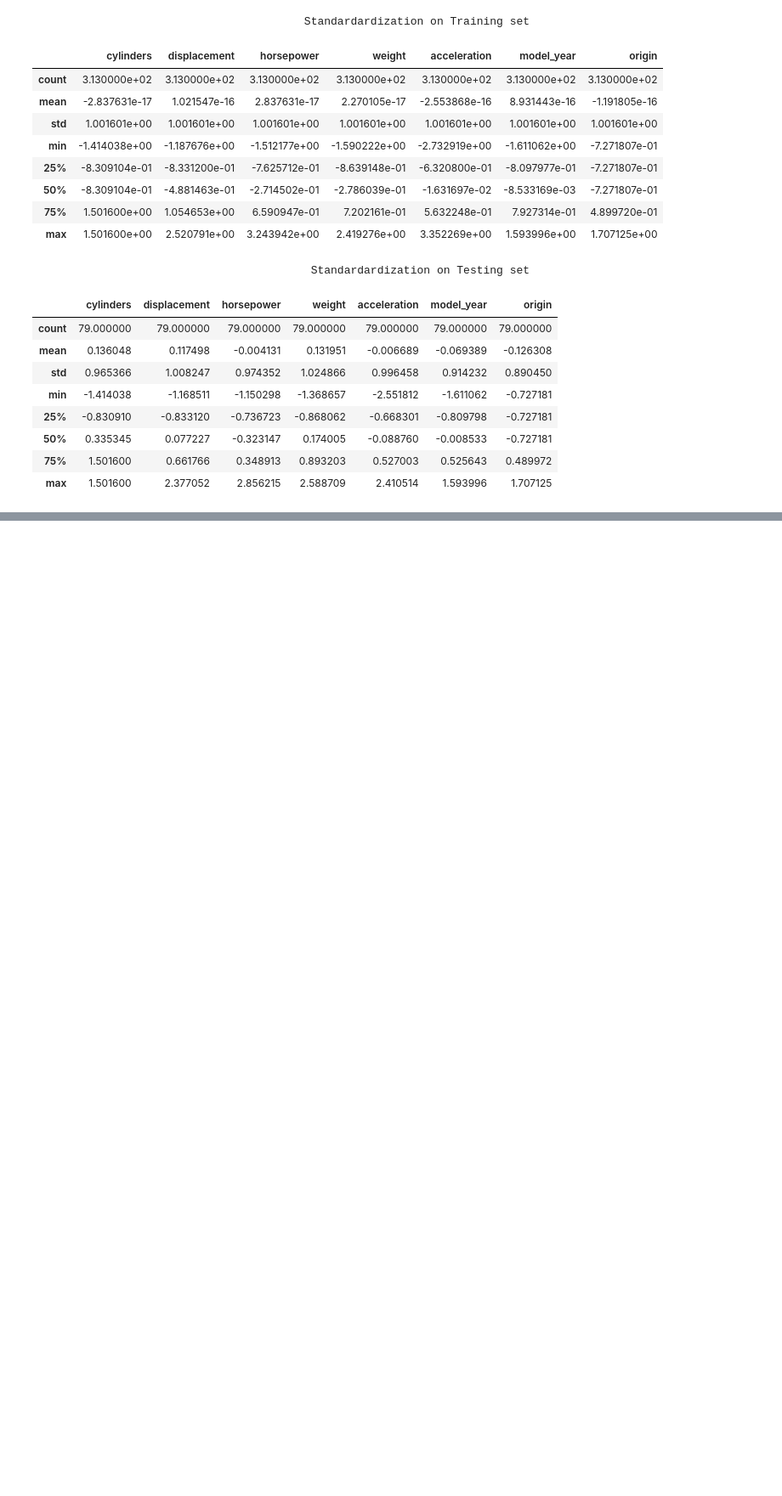
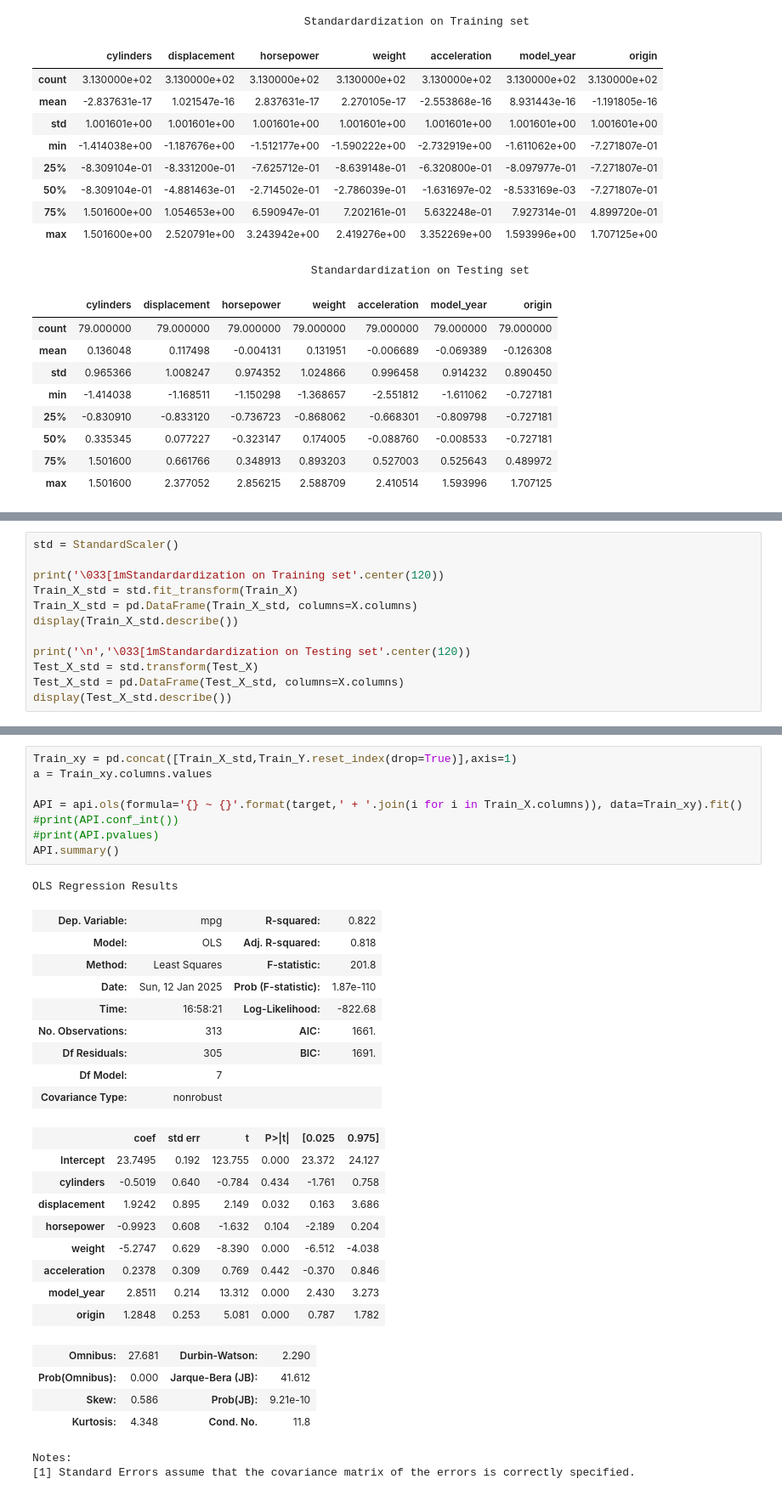
Before and after one commit to aseelhatem2/Data-Analyze-GSG, a Jupyter notebook: Auto_MPG_Prediction_(Comparing_Top_ML_Algorithms).ipynb, the cells around one changed output, grey strips where cells are left out. Shown at 85% size. Cells and saved outputs as stored; diff of their text form; blank space fills up the shorter version.

```diff
--- a/Auto_MPG_Prediction_(Comparing_Top_ML_Algorithms).ipynb
+++ b/Auto_MPG_Prediction_(Comparing_Top_ML_Algorithms).ipynb
@@ -287,0 +304,12 @@ display(Test_X_std.describe())
+# %%
+std = StandardScaler()
+
+print('\033[1mStandardardization on Training set'.center(120))
+Train_X_std = std.fit_transform(Train_X)
+Train_X_std = pd.DataFrame(Train_X_std, columns=X.columns)
+display(Train_X_std.describe())
+
+print('\n','\033[1mStandardardization on Testing set'.center(120))
+Test_X_std = std.transform(Test_X)
+Test_X_std = pd.DataFrame(Test_X_std, columns=X.columns)
+display(Test_X_std.describe())
@@ -287,0 +345,34 @@ display(Test_X_std.describe())
+# %%
+Train_xy = pd.concat([Train_X_std,Train_Y.reset_index(drop=True)],axis=1)
+a = Train_xy.columns.values
+
+API = api.ols(formula='{} ~ {}'.format(target,' + '.join(i for i in Train_X.columns)), data=Train_xy).fit()
+#print(API.conf_int())
+#print(API.pvalues)
+API.summary()
+# %% [output]
+OLS Regression Results
+| Dep. Variable: | mpg | R-squared: | 0.822 |
+| Model: | OLS | Adj. R-squared: | 0.818 |
+| Method: | Least Squares | F-statistic: | 201.8 |
+| Date: | Sun, 12 Jan 2025 | Prob (F-statistic): | 1.87e-110 |
+| Time: | 16:58:21 | Log-Likelihood: | -822.68 |
+| No. Observations: | 313 | AIC: | 1661. |
+| Df Residuals: | 305 | BIC: | 1691. |
+| Df Model: | 7 |  |  |
+| Covariance Type: | nonrobust |  |  |
+|  | coef | std err | t | P>|t| | [0.025 | 0.975] |
+| Intercept | 23.7495 | 0.192 | 123.755 | 0.000 | 23.372 | 24.127 |
+| cylinders | -0.5019 | 0.640 | -0.784 | 0.434 | -1.761 | 0.758 |
+| displacement | 1.9242 | 0.895 | 2.149 | 0.032 | 0.163 | 3.686 |
+| horsepower | -0.9923 | 0.608 | -1.632 | 0.104 | -2.189 | 0.204 |
+| weight | -5.2747 | 0.629 | -8.390 | 0.000 | -6.512 | -4.038 |
+| acceleration | 0.2378 | 0.309 | 0.769 | 0.442 | -0.370 | 0.846 |
+| model_year | 2.8511 | 0.214 | 13.312 | 0.000 | 2.430 | 3.273 |
+| origin | 1.2848 | 0.253 | 5.081 | 0.000 | 0.787 | 1.782 |
+| Omnibus: | 27.681 | Durbin-Watson: | 2.290 |
+| Prob(Omnibus): | 0.000 | Jarque-Bera (JB): | 41.612 |
+| Skew: | 0.586 | Prob(JB): | 9.21e-10 |
+| Kurtosis: | 4.348 | Cond. No. | 11.8 |
+Notes:
+[1] Standard Errors assume that the covariance matrix of the errors is correctly specified.
```
Also changed, not shown: parts of 3 cells of this notebook.
